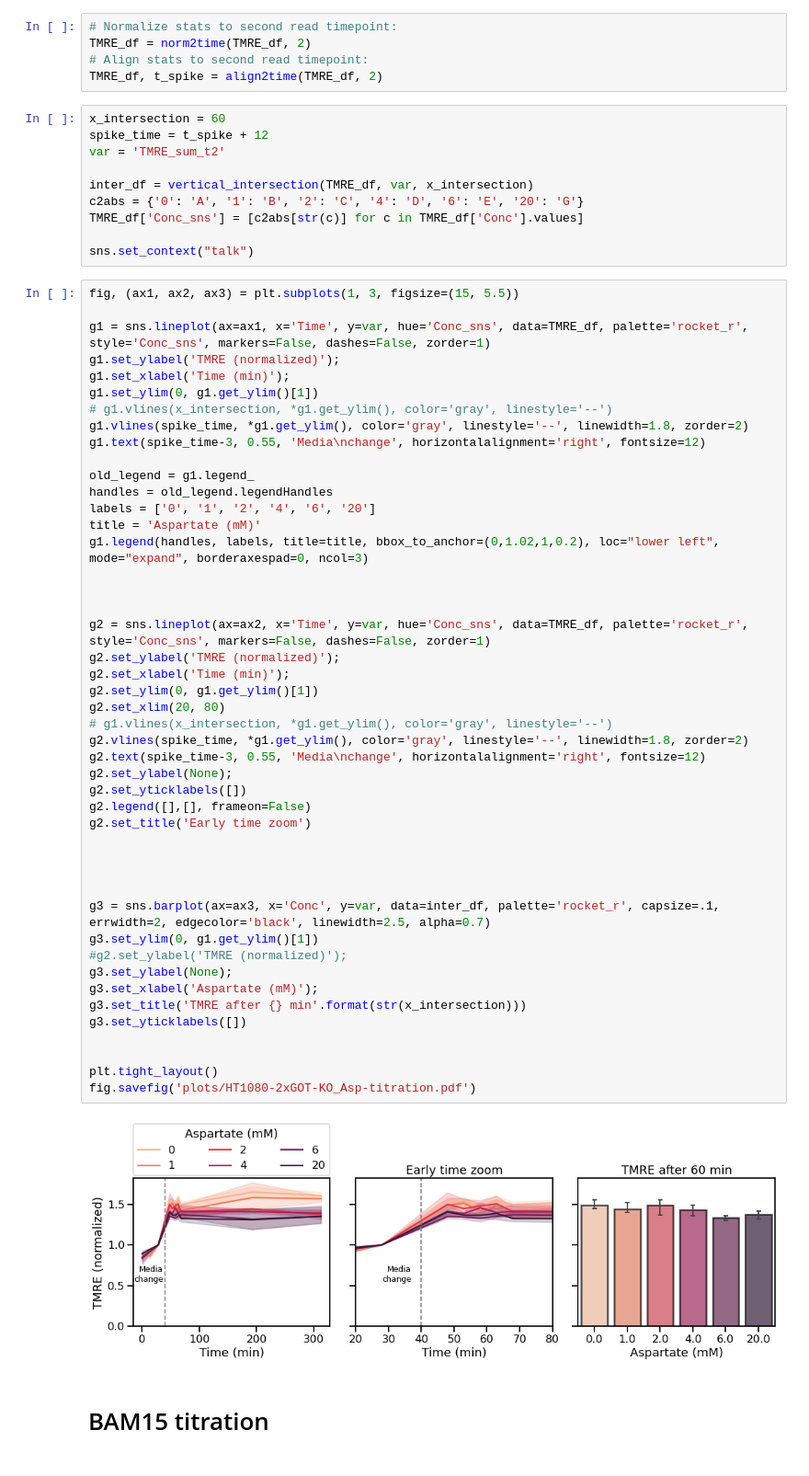
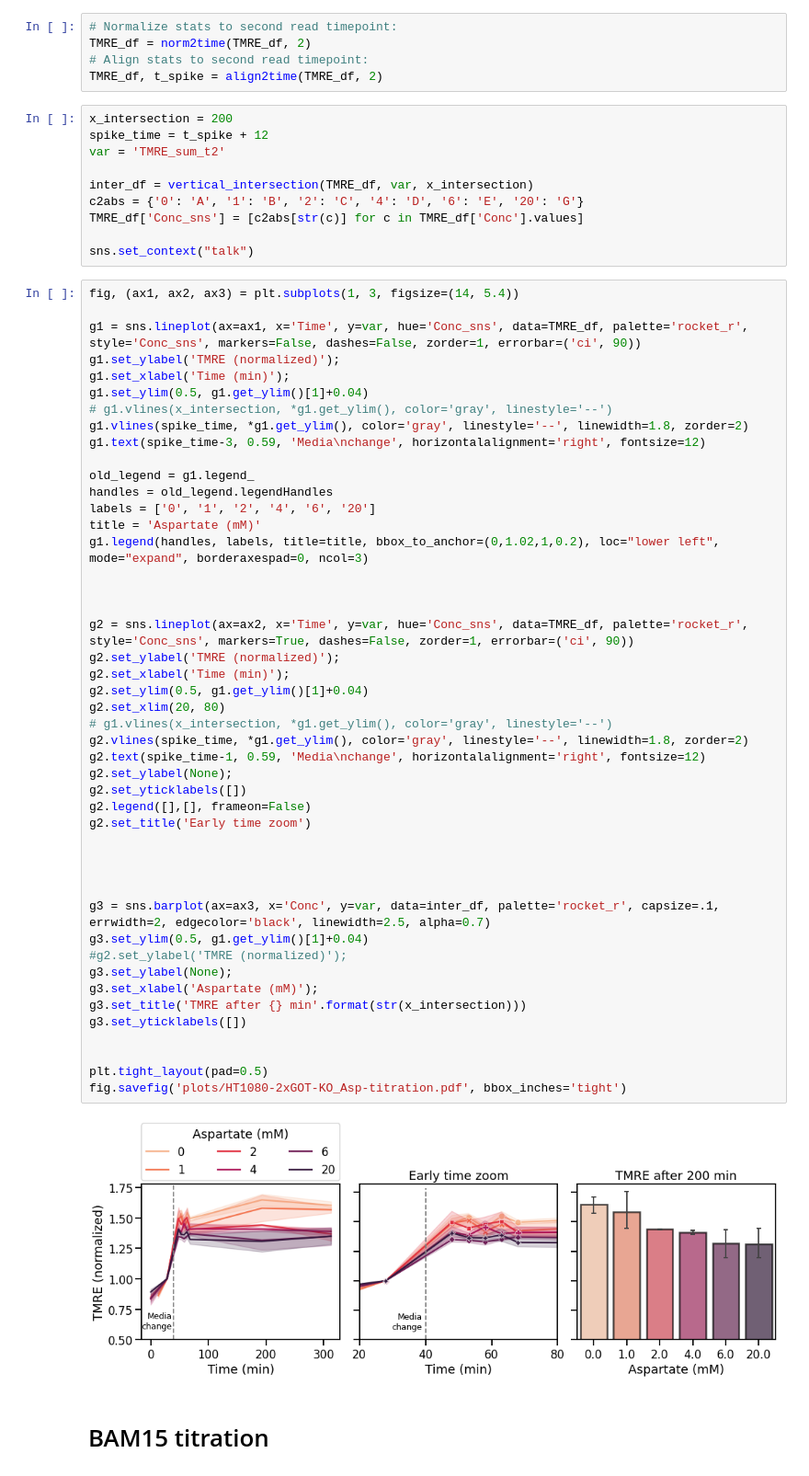
Before and after one commit to krdav/lab-work, a Jupyter notebook: HT1080-GOT-DKO_characterization/10-29-21_HT1080-2xGOT-KO_TMRE/TMRE_mito-membrane-potential.ipynb, the cells around one changed output. Shown at 92% size. Cells and saved outputs as stored; diff of their text form.

Commit message:
change time cut

```diff
--- a/HT1080-GOT-DKO_characterization/10-29-21_HT1080-2xGOT-KO_TMRE/TMRE_mito-membrane-potential.ipynb
+++ b/HT1080-GOT-DKO_characterization/10-29-21_HT1080-2xGOT-KO_TMRE/TMRE_mito-membrane-potential.ipynb
@@ -311,7 +311,7 @@ TMRE_df = norm2time(TMRE_df, 2)
 # Align stats to second read timepoint:
 TMRE_df, t_spike = align2time(TMRE_df, 2)
 # %%
-x_intersection = 60
+x_intersection = 200
 spike_time = t_spike + 12
 var = 'TMRE_sum_t2'
 
@@ -321,53 +321,53 @@ TMRE_df['Conc_sns'] = [c2abs[str(c)] for c in TMRE_df['Conc'].values]
 
 sns.set_context("talk")
 # %%
-fig, (ax1, ax2, ax3) = plt.subplots(1, 3, figsize=(15, 5.5))
+fig, (ax1, ax2, ax3) = plt.subplots(1, 3, figsize=(14, 5.4))
 
-g1 = sns.lineplot(ax=ax1, x='Time', y=var, hue='Conc_sns', data=TMRE_df, palette='rocket_r', style='Conc_sns', markers=False, dashes=False, zorder=1)
+g1 = sns.lineplot(ax=ax1, x='Time', y=var, hue='Conc_sns', data=TMRE_df, palette='rocket_r', style='Conc_sns', markers=False, dashes=False, zorder=1, errorbar=('ci', 90))
 g1.set_ylabel('TMRE (normalized)');
 g1.set_xlabel('Time (min)');
-g1.set_ylim(0, g1.get_ylim()[1])
+g1.set_ylim(0.5, g1.get_ylim()[1]+0.04)
 # g1.vlines(x_intersection, *g1.get_ylim(), color='gray', linestyle='--')
 g1.vlines(spike_time, *g1.get_ylim(), color='gray', linestyle='--', linewidth=1.8, zorder=2)
-g1.text(spike_time-3, 0.55, 'Media\nchange', horizontalalignment='right', fontsize=12)
+g1.text(spike_time-3, 0.59, 'Media\nchange', horizontalalignment='right', fontsize=12)
 
 old_legend = g1.legend_
 handles = old_legend.legendHandles
 labels = ['0', '1', '2', '4', '6', '20']
 title = 'Aspartate (mM)'
 g1.legend(handles, labels, title=title, bbox_to_anchor=(0,1.02,1,0.2), loc="lower left", mode="expand", borderaxespad=0, ncol=3)
 
 
 
-g2 = sns.lineplot(ax=ax2, x='Time', y=var, hue='Conc_sns', data=TMRE_df, palette='rocket_r', style='Conc_sns', markers=False, dashes=False, zorder=1)
+g2 = sns.lineplot(ax=ax2, x='Time', y=var, hue='Conc_sns', data=TMRE_df, palette='rocket_r', style='Conc_sns', markers=True, dashes=False, zorder=1, errorbar=('ci', 90))
 g2.set_ylabel('TMRE (normalized)');
 g2.set_xlabel('Time (min)');
-g2.set_ylim(0, g1.get_ylim()[1])
+g2.set_ylim(0.5, g1.get_ylim()[1]+0.04)
 g2.set_xlim(20, 80)
 # g1.vlines(x_intersection, *g1.get_ylim(), color='gray', linestyle='--')
 g2.vlines(spike_time, *g1.get_ylim(), color='gray', linestyle='--', linewidth=1.8, zorder=2)
-g2.text(spike_time-3, 0.55, 'Media\nchange', horizontalalignment='right', fontsize=12)
+g2.text(spike_time-1, 0.59, 'Media\nchange', horizontalalignment='right', fontsize=12)
 g2.set_ylabel(None);
 g2.set_yticklabels([])
 g2.legend([],[], frameon=False)
 g2.set_title('Early time zoom')
 
 
 
 
 g3 = sns.barplot(ax=ax3, x='Conc', y=var, data=inter_df, palette='rocket_r', capsize=.1, errwidth=2, edgecolor='black', linewidth=2.5, alpha=0.7)
-g3.set_ylim(0, g1.get_ylim()[1])
+g3.set_ylim(0.5, g1.get_ylim()[1]+0.04)
 #g2.set_ylabel('TMRE (normalized)');
 g3.set_ylabel(None);
 g3.set_xlabel('Aspartate (mM)');
 g3.set_title('TMRE after {} min'.format(str(x_intersection)))
 g3.set_yticklabels([])
 
 
-plt.tight_layout()
-fig.savefig('plots/HT1080-2xGOT-KO_Asp-titration.pdf')
+plt.tight_layout(pad=0.5)
+fig.savefig('plots/HT1080-2xGOT-KO_Asp-titration.pdf', bbox_inches='tight')
 # %% [output]
-[figure, old version]
+[figure, new version]
 # %% [markdown]
 # BAM15 titration
 # %%
```
Also changed, not shown: parts of 2 cells of this notebook, 2 other files.
